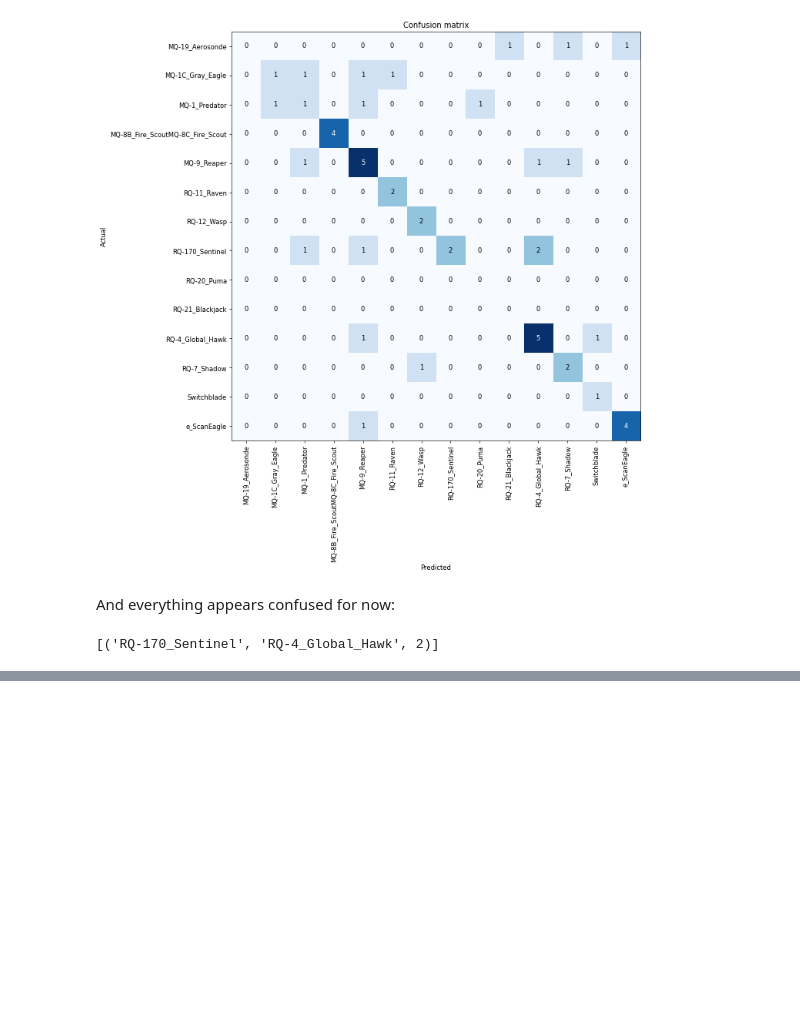
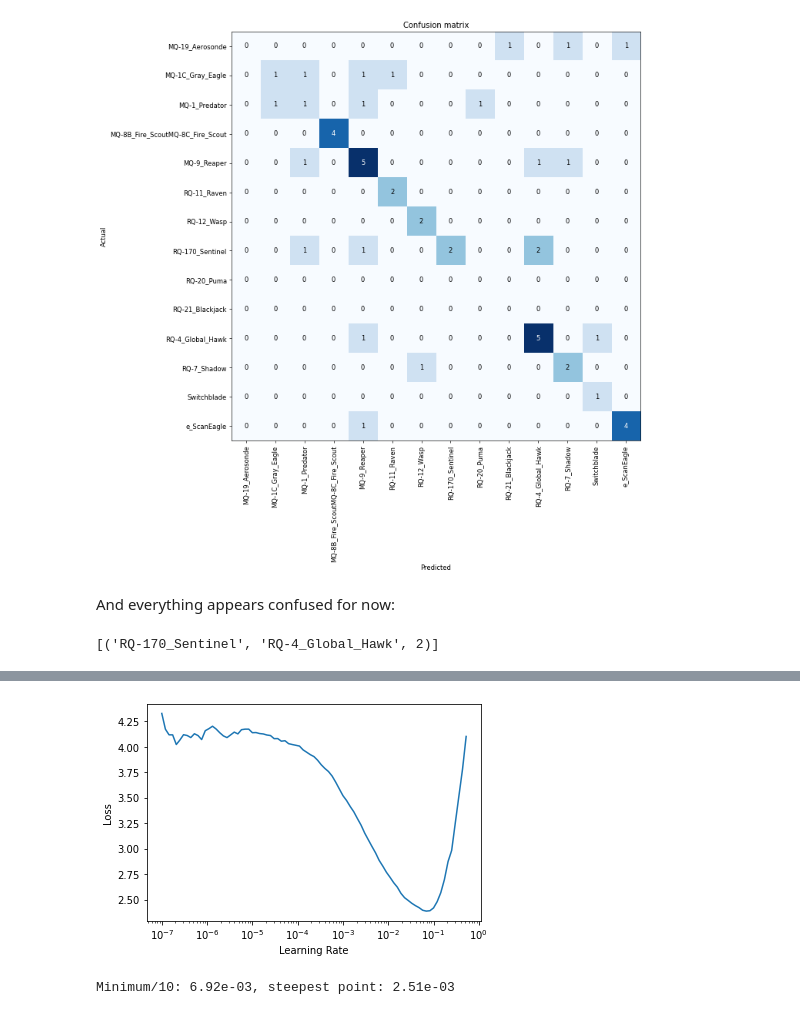
Before and after one commit to frasercrichton/fastai2-learning, a Jupyter notebook: nbs/drone.ipynb, the cells around one changed output, grey strips where cells are left out. Cells and saved outputs as stored; diff of their text form; code cells hidden in the pictures; blank space fills up the shorter version.

```diff
--- a/nbs/drone.ipynb
+++ b/nbs/drone.ipynb
@@ -165,3 +165,8 @@ And everything appears confused for now:
 interp.most_confused(min_val=2)
 # %% [output]
 [('RQ-170_Sentinel', 'RQ-4_Global_Hawk', 2)]
+# %%
+
+learn = cnn_learner(dls, resnet50, metrics=error_rate)
+lr_min,lr_steep = learn.lr_find()
+# %% [output]
@@ -167,0 +174,5 @@ interp.most_confused(min_val=2)
+[figure, added]
+# %%
+print(f"Minimum/10: {lr_min:.2e}, steepest point: {lr_steep:.2e}")
+# %% [output]
+Minimum/10: 6.92e-03, steepest point: 2.51e-03
```
Also changed, not shown: parts of 6 cells of this notebook.
